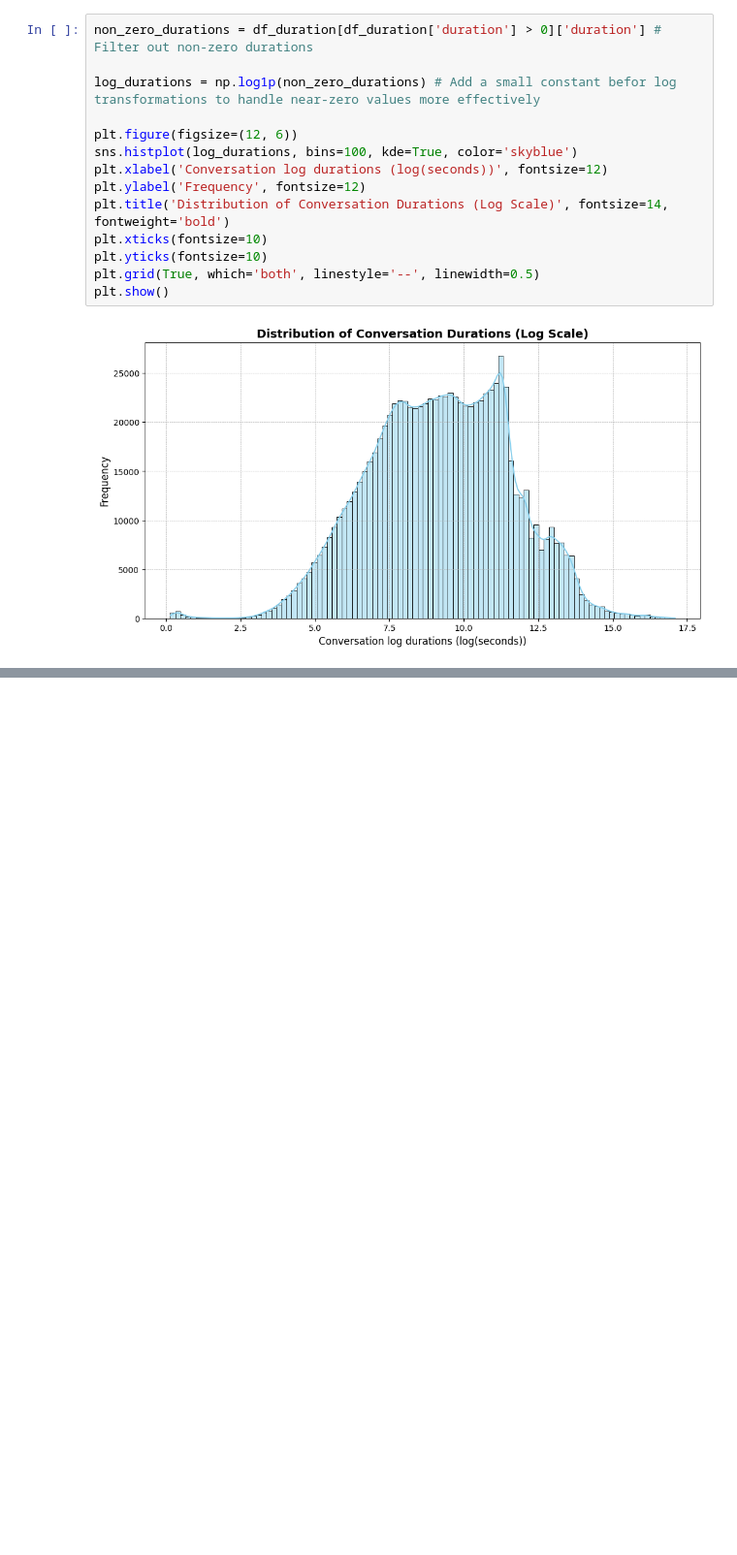
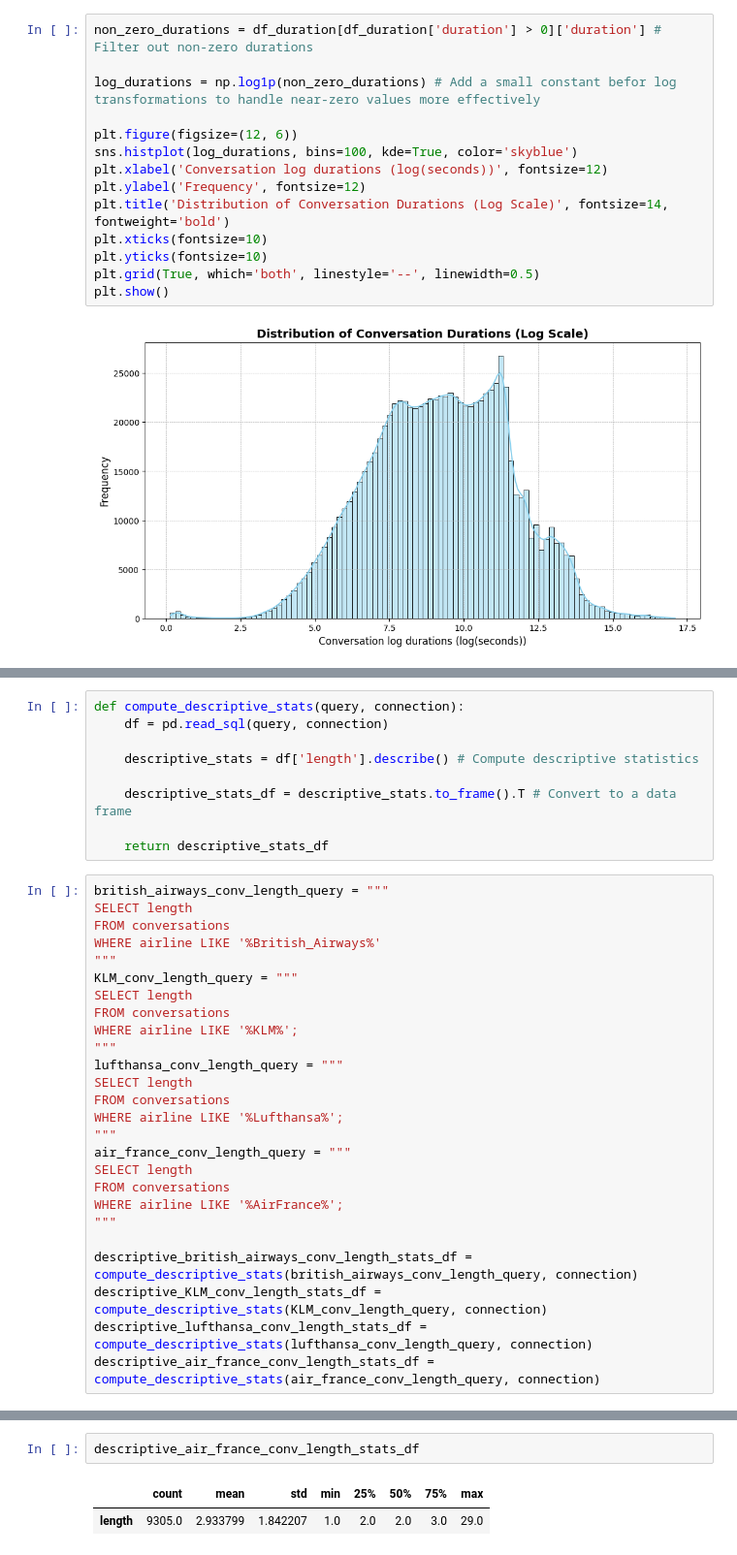
Before and after one commit to lmBored/From_Tweets_to_Trends, a Jupyter notebook: conversatins_stats.ipynb, the cells around one changed output, grey strips where cells are left out. Shown at 97% size. Cells and saved outputs as stored; diff of their text form; blank space fills up the shorter version.

```diff
--- a/conversatins_stats.ipynb
+++ b/conversatins_stats.ipynb
@@ -196,0 +289,35 @@ plt.show()
+# %%
+def compute_descriptive_stats(query, connection):
+    df = pd.read_sql(query, connection)
+
+    descriptive_stats = df['length'].describe() # Compute descriptive statistics
+
+    descriptive_stats_df = descriptive_stats.to_frame().T # Convert to a data frame
+
+    return descriptive_stats_df
+# %%
+british_airways_conv_length_query = """
+SELECT length
+FROM conversations
+WHERE airline LIKE '%British_Airways%'
+"""
+KLM_conv_length_query = """
+SELECT length
+FROM conversations
+WHERE airline LIKE '%KLM%';
+"""
+lufthansa_conv_length_query = """
+SELECT length
+FROM conversations
+WHERE airline LIKE '%Lufthansa%';
+"""
+air_france_conv_length_query = """
+SELECT length
+FROM conversations
+WHERE airline LIKE '%AirFrance%';
+"""
+
+descriptive_british_airways_conv_length_stats_df = compute_descriptive_stats(british_airways_conv_length_query, connection)
+descriptive_KLM_conv_length_stats_df = compute_descriptive_stats(KLM_conv_length_query, connection)
+descriptive_lufthansa_conv_length_stats_df = compute_descriptive_stats(lufthansa_conv_length_query, connection)
+descriptive_air_france_conv_length_stats_df = compute_descriptive_stats(air_france_conv_length_query, connection)
@@ -196,0 +334,5 @@ plt.show()
+# %%
+descriptive_air_france_conv_length_stats_df
+# %% [output]
+|  | count | mean | std | min | 25% | 50% | 75% | max |
+| length | 9305.0 | 2.933799 | 1.842207 | 1.0 | 2.0 | 2.0 | 3.0 | 29.0 |
```
Also changed, not shown: parts of 18 cells of this notebook.
